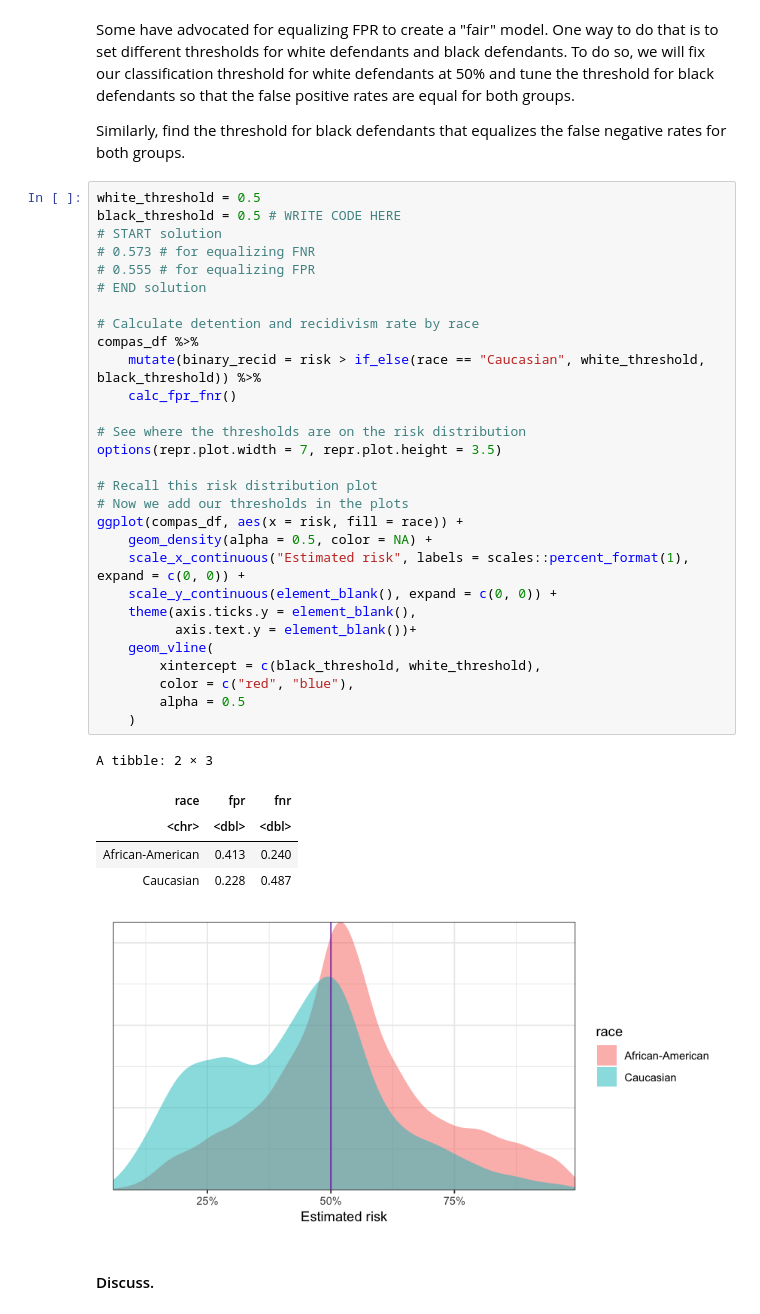
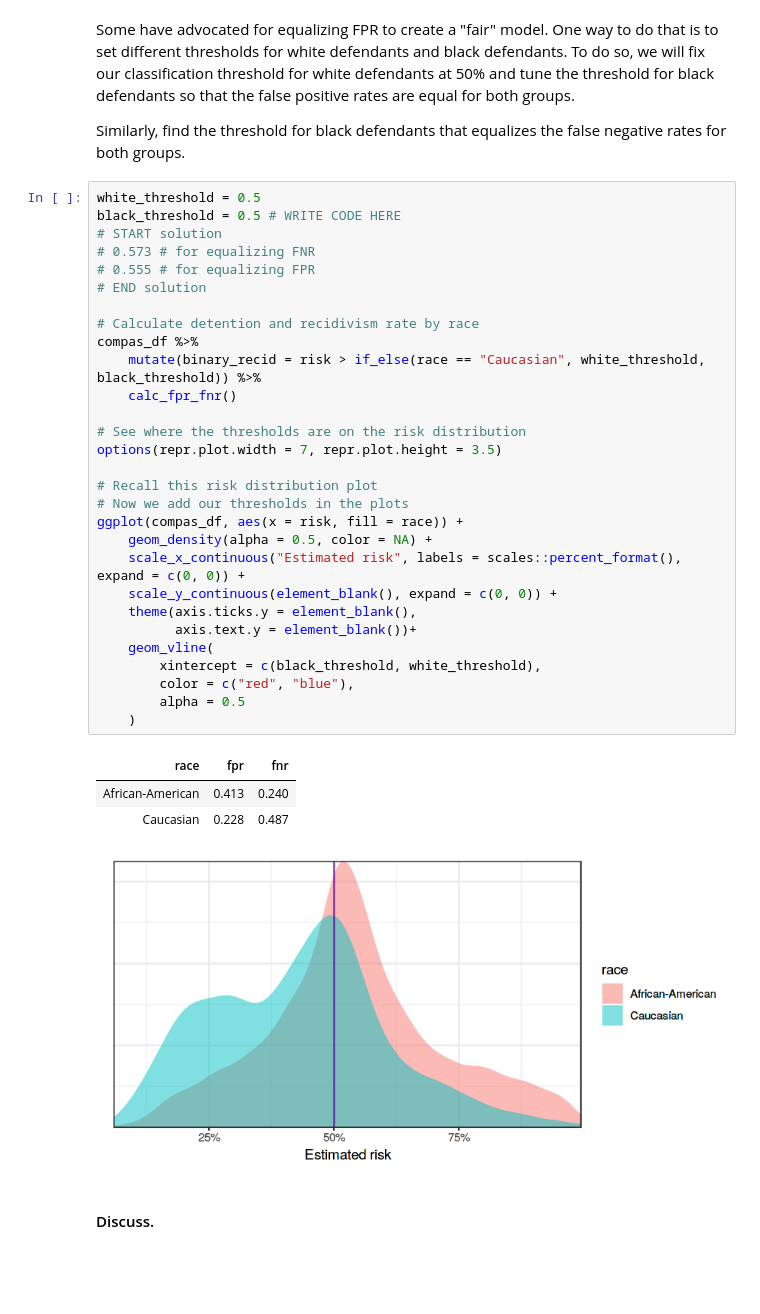
Before and after one commit to stanford-policylab/law-order-algo, a Jupyter notebook: notebooks/week-8-fairness_2-answers.ipynb, the cells around one changed output. Drawn from its saved outputs; the diff is of its cells as text; blank space fills up the shorter version.

```diff
--- a/notebooks/week-8-fairness_2-answers.ipynb
+++ b/notebooks/week-8-fairness_2-answers.ipynb
@@ -319,36 +267,34 @@ white_threshold = 0.5
 black_threshold = 0.5 # WRITE CODE HERE
 # START solution
 # 0.573 # for equalizing FNR
 # 0.555 # for equalizing FPR
 # END solution
 
 # Calculate detention and recidivism rate by race
 compas_df %>%
     mutate(binary_recid = risk > if_else(race == "Caucasian", white_threshold, black_threshold)) %>%
     calc_fpr_fnr()
 
 # See where the thresholds are on the risk distribution
 options(repr.plot.width = 7, repr.plot.height = 3.5)
 
 # Recall this risk distribution plot
 # Now we add our thresholds in the plots
 ggplot(compas_df, aes(x = risk, fill = race)) +
     geom_density(alpha = 0.5, color = NA) +
-    scale_x_continuous("Estimated risk", labels = scales::percent_format(1), expand = c(0, 0)) +
+    scale_x_continuous("Estimated risk", labels = scales::percent_format(), expand = c(0, 0)) +
     scale_y_continuous(element_blank(), expand = c(0, 0)) +
     theme(axis.ticks.y = element_blank(),
           axis.text.y = element_blank())+
     geom_vline(
         xintercept = c(black_threshold, white_threshold),
         color = c("red", "blue"),
         alpha = 0.5
     )
 # %% [output]
-A tibble: 2 × 3
 | race | fpr | fnr |
-| <chr> | <dbl> | <dbl> |
 | African-American | 0.413 | 0.240 |
 | Caucasian | 0.228 | 0.487 |
-[figure, old version]
+[figure, new version]
 # %% [markdown]
 #### Discuss.
```
Also changed, not shown: parts of 9 cells of this notebook, 1 other file.
